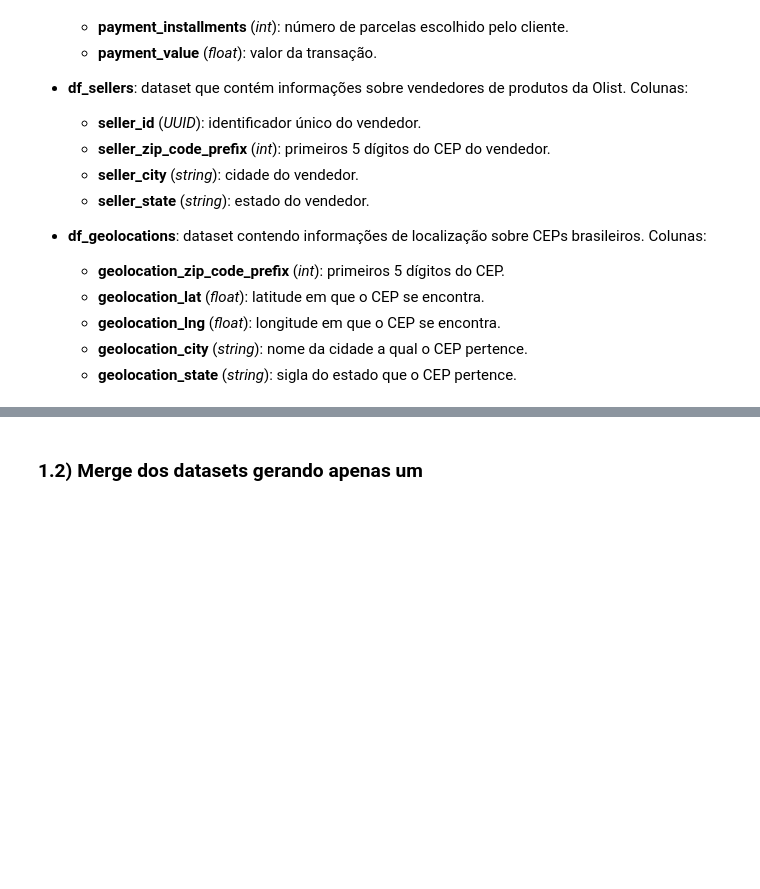
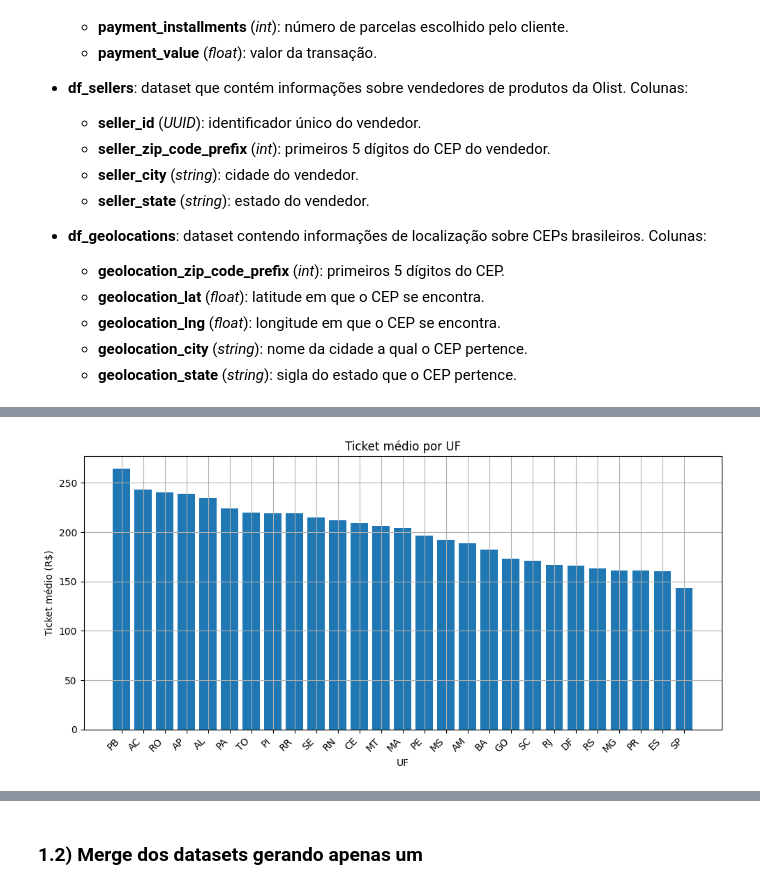
Before and after one commit to olavodd42/analise_exploratoria_olist, a Jupyter notebook: notebook.ipynb, the cells around one changed output, grey strips where cells are left out. Drawn from its saved outputs; the diff is of its cells as text; code cells hidden in the pictures; blank space fills up the shorter version.

```diff
--- a/notebook.ipynb
+++ b/notebook.ipynb
@@ -98,0 +84,9 @@ df_geolocations = pd.read_csv("data/olist_geolocation_dataset.csv")
+# %%
+import pandas as pd
+import numpy as np
+from pathlib import Path
+from datetime import timedelta
+import matplotlib.pyplot as plt
+
+plt.rcParams["figure.figsize"] = (10, 5)
+plt.rcParams["axes.grid"] = True
@@ -174,0 +194,11 @@ df_geolocations.head()
+# %%
+ticket_por_estado = (
+    df_base.groupby("customer_state", as_index=False)
+    .agg(pedidos=("order_id","nunique"),
+         faturamento=("payment_value","sum"))
+)
+ticket_por_estado["ticket_medio"] = ticket_por_estado["faturamento"] / ticket_por_estado["pedidos"]
+ticket_por_estado = ticket_por_estado.sort_values("ticket_medio", ascending=False)
+
+print("\nTop 10 ticket por UF:")
+print(ticket_por_estado.head(10))
@@ -174,0 +218,12 @@ df_geolocations.head()
+# %%
+plt.figure()
+plt.bar(ticket_por_estado["customer_state"], ticket_por_estado["ticket_medio"])
+plt.title("Ticket médio por UF")
+plt.xlabel("UF")
+plt.ylabel("Ticket médio (R$)")
+plt.xticks(rotation=45, ha="right")
+plt.tight_layout()
+plt.savefig(OUT_DIR / "ticket_por_uf.png", dpi=150)
+plt.show()
+# %% [output]
+[figure, added]
```
Also changed, not shown: parts of 100 cells of this notebook.
